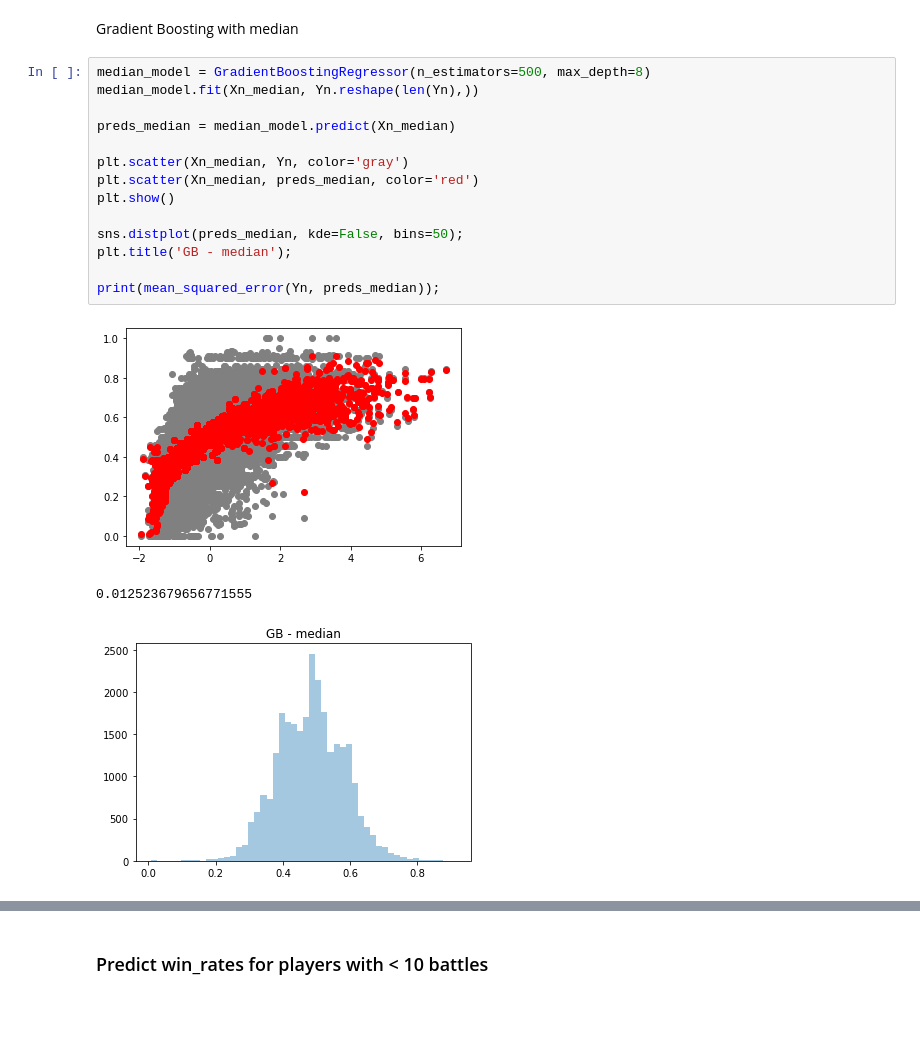
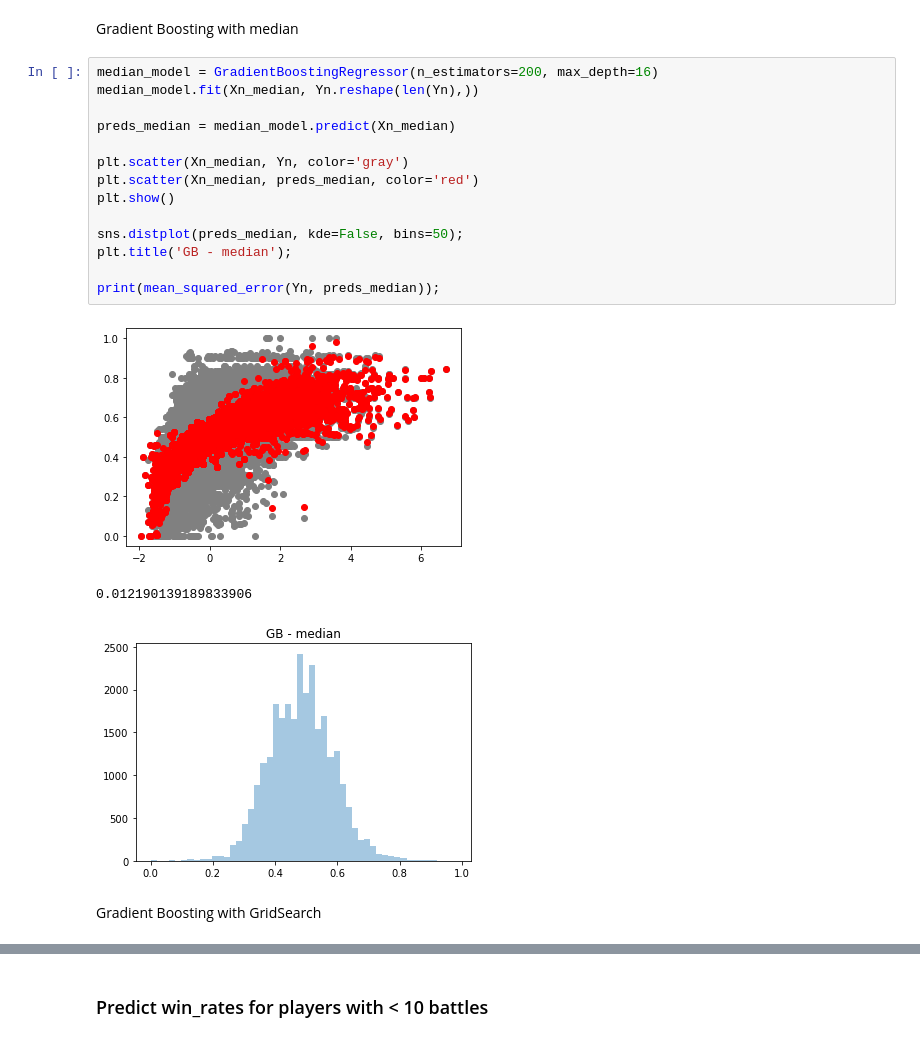
Before and after one commit to Egorka1/WG_Forge, a Jupyter notebook: WGProject.ipynb, the cells around one changed output, grey strips where cells are left out. Drawn from its saved outputs; the diff is of its cells as text; blank space fills up the shorter version.

```diff
--- a/WGProject.ipynb
+++ b/WGProject.ipynb
@@ -612,20 +624,22 @@ print(mean_squared_error(Yn, preds_mean));
 # %% [markdown]
 Gradient Boosting with median
 # %%
-median_model = GradientBoostingRegressor(n_estimators=500, max_depth=8)
+median_model = GradientBoostingRegressor(n_estimators=200, max_depth=16)
 median_model.fit(Xn_median, Yn.reshape(len(Yn),))
 
 preds_median = median_model.predict(Xn_median)
 
 plt.scatter(Xn_median, Yn, color='gray')
 plt.scatter(Xn_median, preds_median, color='red')
 plt.show()
 
 sns.distplot(preds_median, kde=False, bins=50);
 plt.title('GB - median');
 
 print(mean_squared_error(Yn, preds_median));
 # %% [output]
-[figure, old version]
+[figure, new version]
-0.012523679656771555
+0.012190139189833906
-[figure, old version]
+[figure, new version]
+# %% [markdown]
+Gradient Boosting with GridSearch
```
Also changed, not shown: parts of 17 cells of this notebook.
